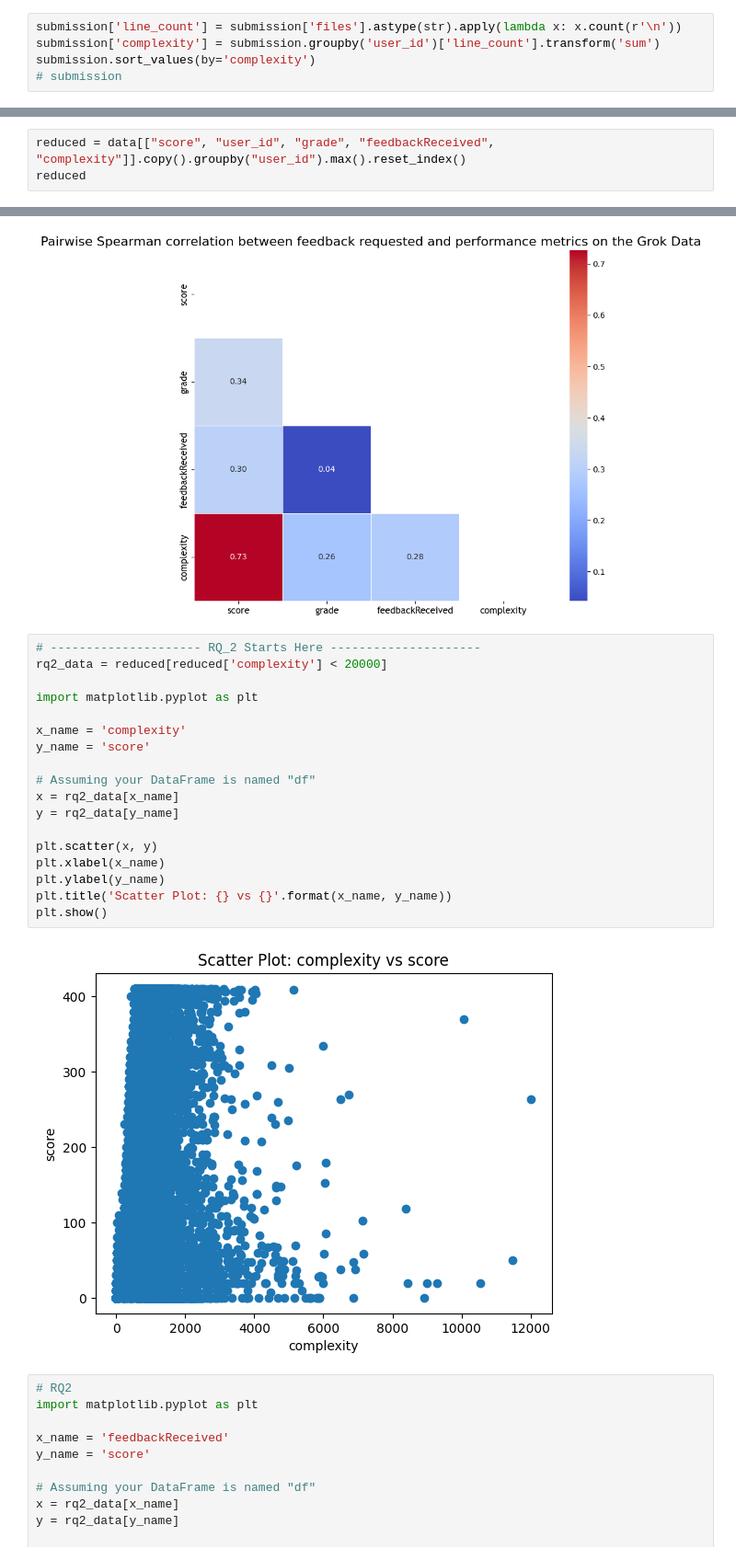
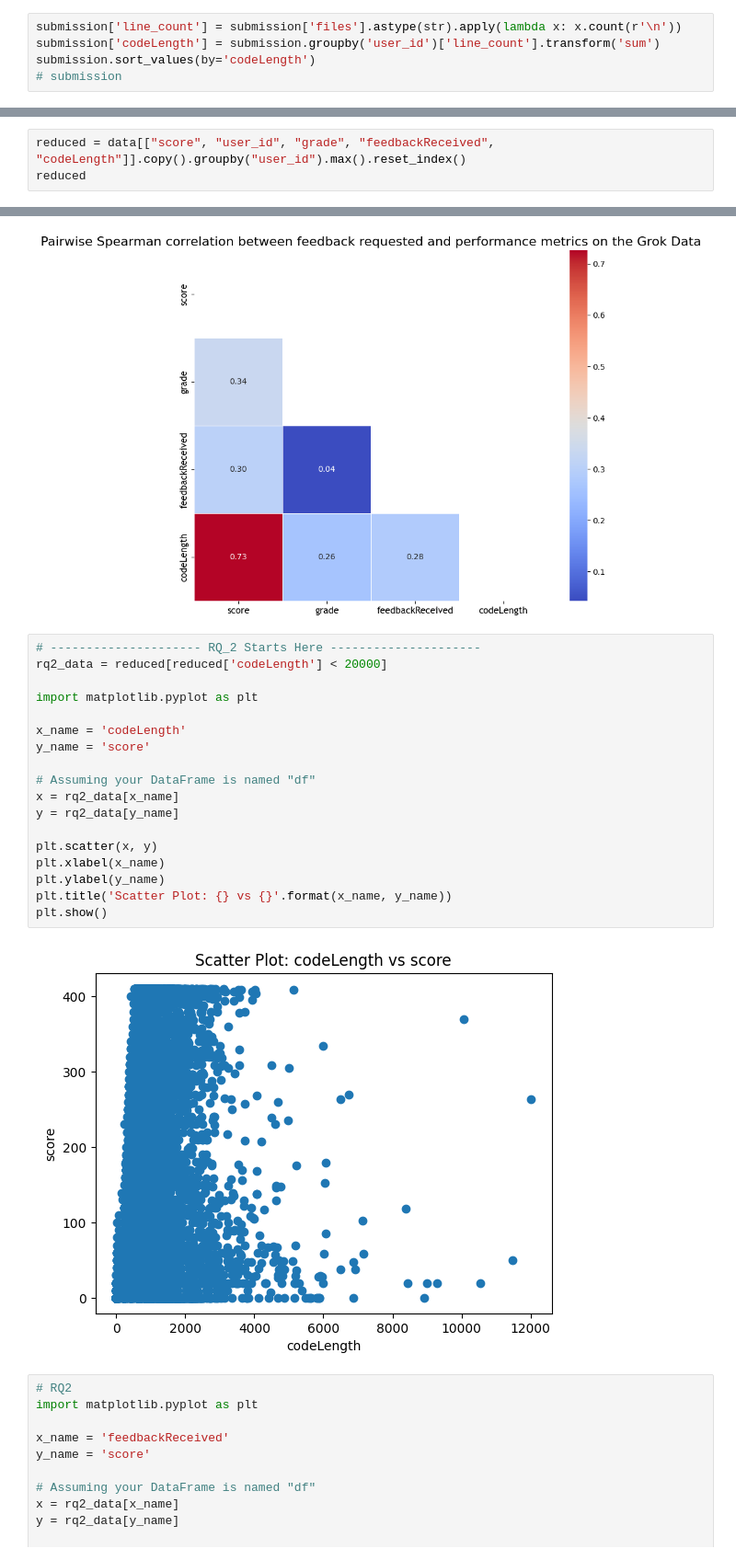
Before and after one commit to samchen0508/747-A2-data, a Jupyter notebook: results_2.ipynb, the cells around one changed output, grey strips where cells are left out. Shown at 92% size. Cells and saved outputs as stored; diff of their text form.

```diff
--- a/results_2.ipynb
+++ b/results_2.ipynb
@@ -61,8 +61,8 @@ feedback
 21457 rows × 8 columns
 # %%
 submission['line_count'] = submission['files'].astype(str).apply(lambda x: x.count(r'\n'))
-submission['complexity'] = submission.groupby('user_id')['line_count'].transform('sum')
-submission.sort_values(by='complexity')
+submission['codeLength'] = submission.groupby('user_id')['line_count'].transform('sum')
+submission.sort_values(by='codeLength')
 # submission
 # %% [output]
 |  | user_id | id | created_at | status | files | results | failed_label | already_passed | line_count | ... |
@@ -130,6 +130,6 @@ data.sort_values(by='complexity')
 | 1612770 | 7532ea7fdaacb2c2e973cfcbe3f39e3b | NaN | NaN | NaN | NaN | NaN | NaN | NaN | ... |
 1613033 rows × 27 columns
 # %%
-reduced = data[["score", "user_id", "grade", "feedbackReceived", "complexity"]].copy().groupby("user_id").max().reset_index()
+reduced = data[["score", "user_id", "grade", "feedbackReceived", "codeLength"]].copy().groupby("user_id").max().reset_index()
 reduced
 # %% [output]
@@ -185,24 +198,24 @@ plt.show()
 [figure]
 # %%
 # --------------------- RQ_2 Starts Here ---------------------
-rq2_data = reduced[reduced['complexity'] < 20000]
+rq2_data = reduced[reduced['codeLength'] < 20000]
 
 import matplotlib.pyplot as plt
 
-x_name = 'complexity'
+x_name = 'codeLength'
 y_name = 'score'
 
 # Assuming your DataFrame is named "df"
 x = rq2_data[x_name]
 y = rq2_data[y_name]
 
 plt.scatter(x, y)
 plt.xlabel(x_name)
 plt.ylabel(y_name)
 plt.title('Scatter Plot: {} vs {}'.format(x_name, y_name))
 plt.show()
 # %% [output]
-[figure, old version]
+[figure, new version]
 # %%
 # RQ2
 import matplotlib.pyplot as plt
```
Also changed, not shown: parts of 8 cells of this notebook.
